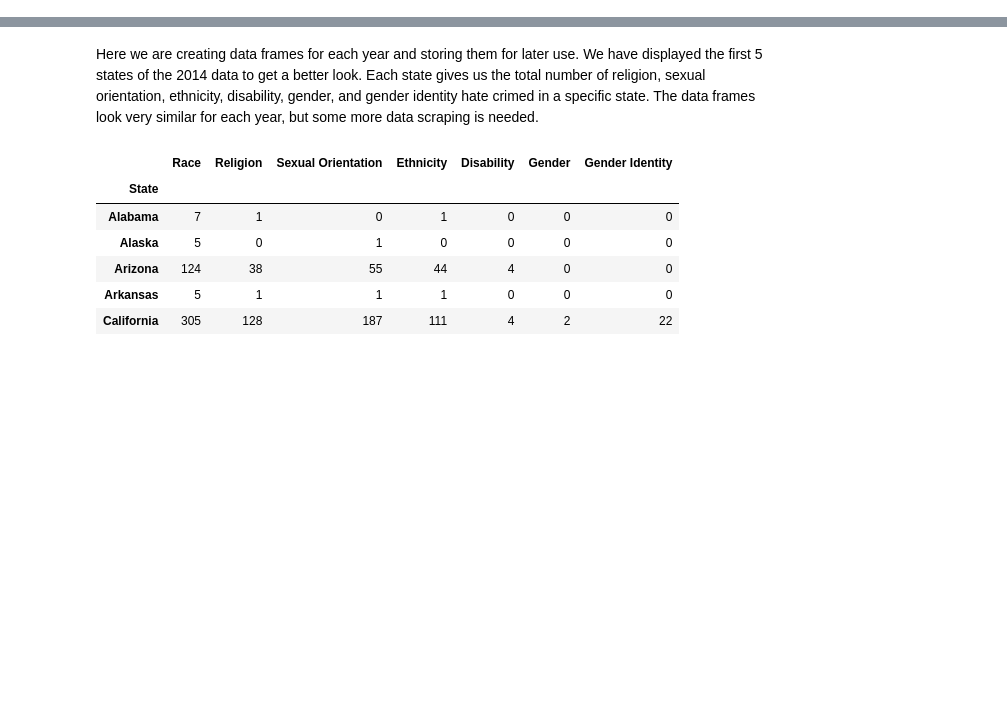
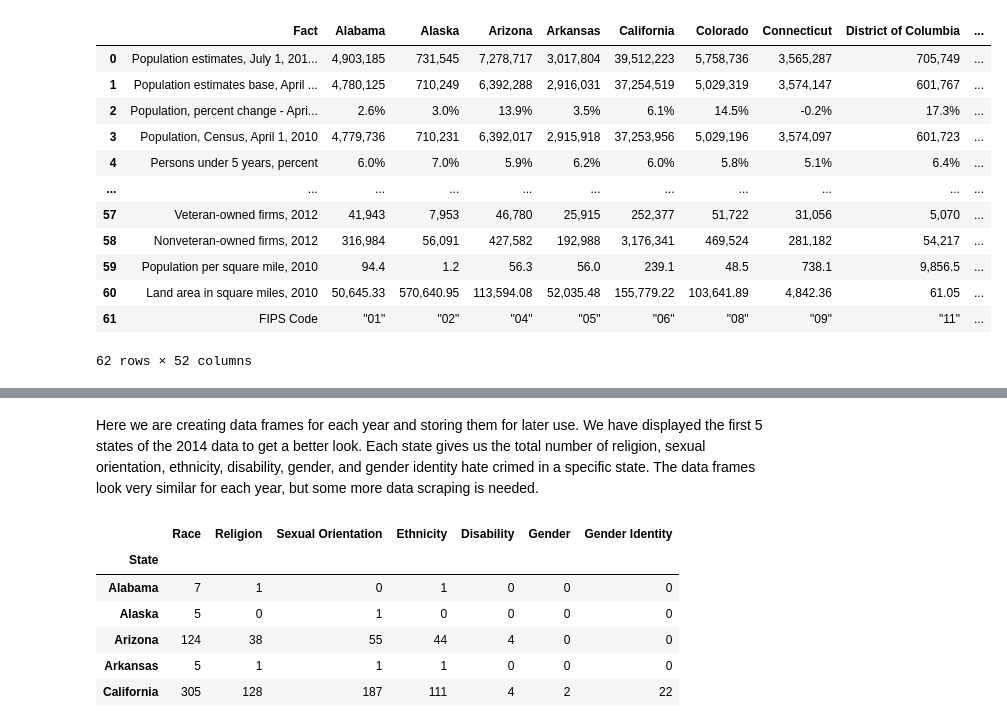
Before and after one commit to amityavasani/cmsc320final, a Jupyter notebook: cmsc320_finalproject.ipynb, the cells around one changed output, grey strips where cells are left out. Saved outputs shown, nothing was run; the diff lists cells and outputs as text; code cells hidden in the pictures; blank space fills up the shorter version.

Commit message:
census

```diff
--- a/cmsc320_finalproject.ipynb
+++ b/cmsc320_finalproject.ipynb
@@ -10,0 +13,18 @@ import seaborn as sns
+# %%
+states = ["AL", "AK", "AZ", "AR", "CA", "CO", "CT", "DC", "DE", "FL", "GA", "HI", "ID",
+          "IL", "IN", "IA", "KS", "KY", "LA", "ME", "MD", "MA", "MI", "MN", "MS", "MO",
+          "MT", "NE", "NV", "NH", "NJ", "NM", "NY", "NC", "ND", "OH", "OK", "OR", "PA",
+          "RI", "SC", "SD", "TN", "TX", "UT", "VT", "VA", "WA", "WV", "WI", "WY"]
+
+
+
+df = pd.read_csv('https://www.census.gov/quickfacts/fact/csv/AL/')
+
+# row 62 onwards isn't data
+df.drop(range(62,83), inplace=True)
+
+# just keep data, remove columns with irrelevant info
+note_cols = [col for col in df.columns if 'Note' in col]
+df.drop(note_cols, 1, inplace=True)
+
+df
@@ -10,0 +45,28 @@ import seaborn as sns
+# %%
+# takes a while, about 15 mins on my computer because of the read_csv step
+# since the .csv files aren't stored locally but rather being downloaded from census.gov
+for abbr in states[1:]:
+    curr_df = pd.read_csv('https://www.census.gov/quickfacts/fact/csv/' + abbr + '/')
+
+    curr_df = curr_df.drop(range(62,83))
+
+    note_cols = [col for col in curr_df.columns if 'Note' in col]
+    curr_df = curr_df.drop(note_cols, 1)
+
+    df[curr_df.columns.values[1]] = curr_df.iloc[:, 1]
+
+df
+# %% [output]
+|  | Fact | Alabama | Alaska | Arizona | Arkansas | California | Colorado | Connecticut | District of Columbia | ... |
+| 0 | Population estimates, July 1, 201... | 4,903,185 | 731,545 | 7,278,717 | 3,017,804 | 39,512,223 | 5,758,736 | 3,565,287 | 705,749 | ... |
+| 1 | Population estimates base, April ... | 4,780,125 | 710,249 | 6,392,288 | 2,916,031 | 37,254,519 | 5,029,319 | 3,574,147 | 601,767 | ... |
+| 2 | Population, percent change - Apri... | 2.6% | 3.0% | 13.9% | 3.5% | 6.1% | 14.5% | -0.2% | 17.3% | ... |
+| 3 | Population, Census, April 1, 2010 | 4,779,736 | 710,231 | 6,392,017 | 2,915,918 | 37,253,956 | 5,029,196 | 3,574,097 | 601,723 | ... |
+| 4 | Persons under 5 years, percent | 6.0% | 7.0% | 5.9% | 6.2% | 6.0% | 5.8% | 5.1% | 6.4% | ... |
+| ... | ... | ... | ... | ... | ... | ... | ... | ... | ... | ... |
+| 57 | Veteran-owned firms, 2012 | 41,943 | 7,953 | 46,780 | 25,915 | 252,377 | 51,722 | 31,056 | 5,070 | ... |
+| 58 | Nonveteran-owned firms, 2012 | 316,984 | 56,091 | 427,582 | 192,988 | 3,176,341 | 469,524 | 281,182 | 54,217 | ... |
+| 59 | Population per square mile, 2010 | 94.4 | 1.2 | 56.3 | 56.0 | 239.1 | 48.5 | 738.1 | 9,856.5 | ... |
+| 60 | Land area in square miles, 2010 | 50,645.33 | 570,640.95 | 113,594.08 | 52,035.48 | 155,779.22 | 103,641.89 | 4,842.36 | 61.05 | ... |
+| 61 | FIPS Code | "01" | "02" | "04" | "05" | "06" | "08" | "09" | "11" | ... |
+62 rows × 52 columns
```
Also changed, not shown: parts of 6 cells of this notebook.
